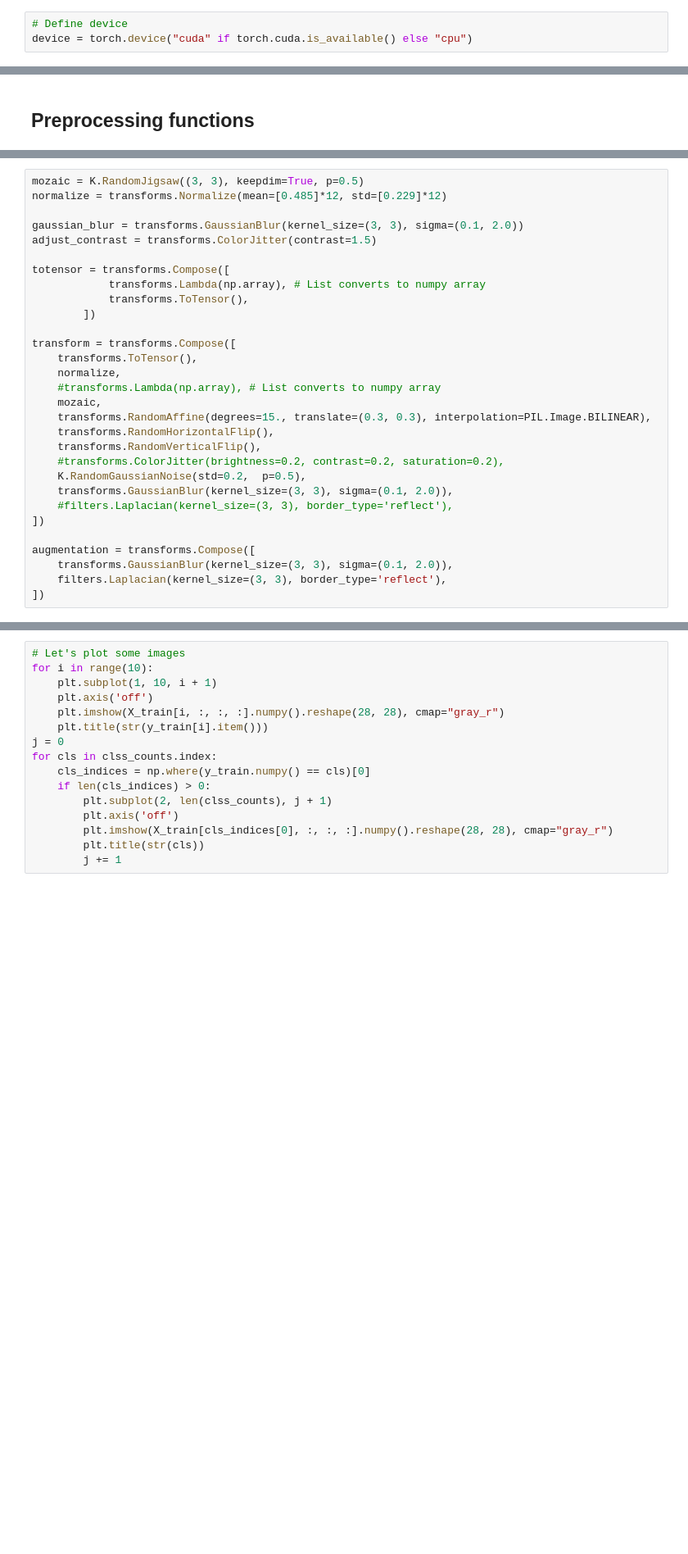
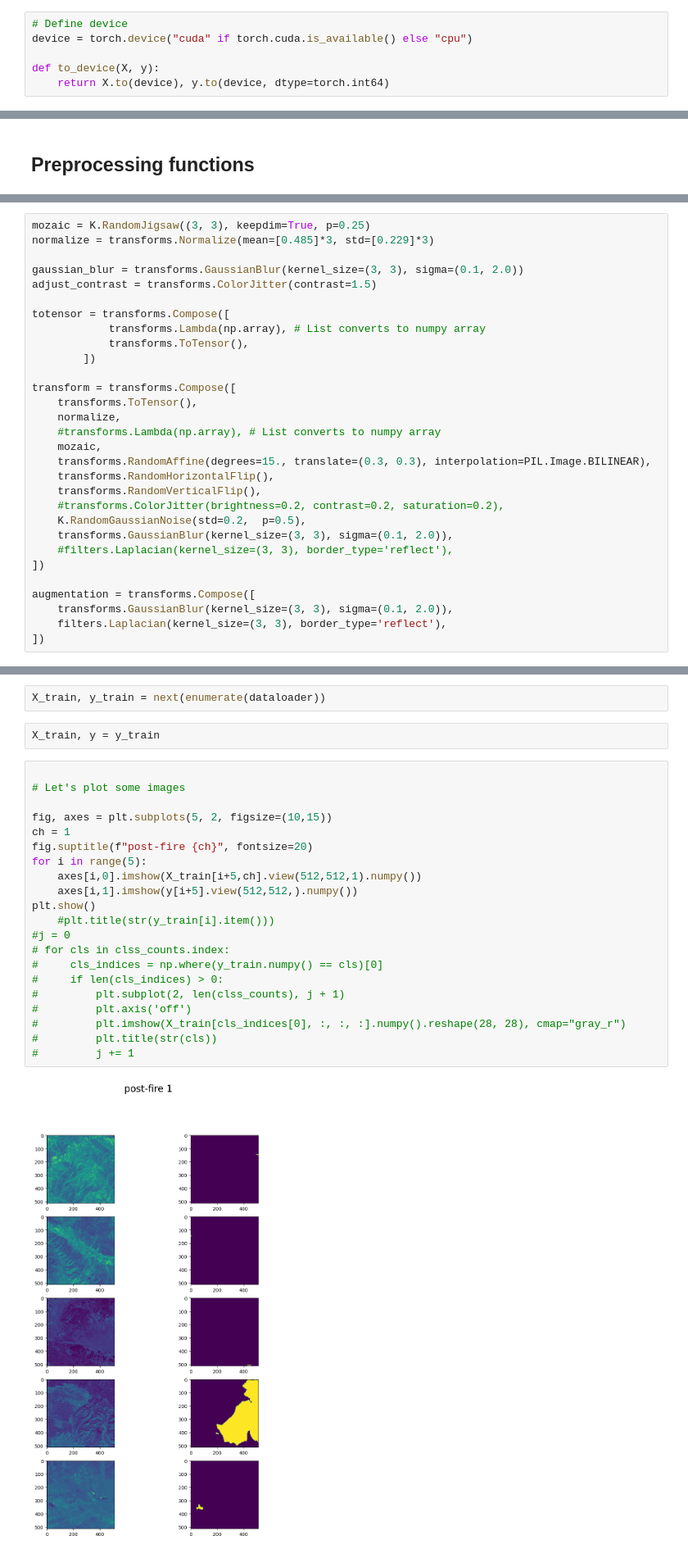
Before and after one commit to Yalnyra/CaBuAr-segmentation-learning, a Jupyter notebook: california_burned_areas/cabuar_main.ipynb, the cells around one changed output, grey strips where cells are left out. Shown at 82% size. Drawn from its saved outputs; the diff is of its cells as text; blank space fills up the shorter version.

```diff
--- a/california_burned_areas/cabuar_main.ipynb
+++ b/california_burned_areas/cabuar_main.ipynb
@@ -100,6 +100,9 @@ HF_DATASETS_CACHE set to: ./raw
 # %%
 # Define device
 device = torch.device("cuda" if torch.cuda.is_available() else "cpu")
+
+def to_device(X, y):
+    return X.to(device), y.to(device, dtype=torch.int64)
 # %%
 # Load the CaBuAr dataset
 # Possible splits: 1-5, or chabud
@@ -232,8 +235,8 @@ def rearrange_channels(pre_fire, post_fire):
     # Stack pre-fire and post-fire channels
     return torch.cat([pre_fire, post_fire], dim=1)  # Shape: [Batch, 24, H, W]
 # %%
-mozaic = K.RandomJigsaw((3, 3), keepdim=True, p=0.5)
-normalize = transforms.Normalize(mean=[0.485]*12, std=[0.229]*12)
+mozaic = K.RandomJigsaw((3, 3), keepdim=True, p=0.25)
+normalize = transforms.Normalize(mean=[0.485]*3, std=[0.229]*3)
 
 gaussian_blur = transforms.GaussianBlur(kernel_size=(3, 3), sigma=(0.1, 2.0))
 adjust_contrast = transforms.ColorJitter(contrast=1.5)
@@ -440,19 +445,30 @@ Original Traceback (most recent call last):
+# %%
+X_train, y_train = next(enumerate(dataloader))
+# %%
+X_train, y = y_train
 # %%
+
 # Let's plot some images
-for i in range(10):
-    plt.subplot(1, 10, i + 1)
-    plt.axis('off')
-    plt.imshow(X_train[i, :, :, :].numpy().reshape(28, 28), cmap="gray_r")
-    plt.title(str(y_train[i].item()))
-j = 0
-for cls in clss_counts.index:
-    cls_indices = np.where(y_train.numpy() == cls)[0]
-    if len(cls_indices) > 0:
-        plt.subplot(2, len(clss_counts), j + 1)
-        plt.axis('off')
-        plt.imshow(X_train[cls_indices[0], :, :, :].numpy().reshape(28, 28), cmap="gray_r")
-        plt.title(str(cls))
-        j += 1
+
+fig, axes = plt.subplots(5, 2, figsize=(10,15))
+ch = 1
+fig.suptitle(f"post-fire {ch}", fontsize=20)
+for i in range(5):
+    axes[i,0].imshow(X_train[i+5,ch].view(512,512,1).numpy())
+    axes[i,1].imshow(y[i+5].view(512,512,).numpy())
+plt.show()
+    #plt.title(str(y_train[i].item()))
+#j = 0
+# for cls in clss_counts.index:
+#     cls_indices = np.where(y_train.numpy() == cls)[0]
+#     if len(cls_indices) > 0:
+#         plt.subplot(2, len(clss_counts), j + 1)
+#         plt.axis('off')
+#         plt.imshow(X_train[cls_indices[0], :, :, :].numpy().reshape(28, 28), cmap="gray_r")
+#         plt.title(str(cls))
+#         j += 1
+# %% [output]
+[figure, added]
 # %% [markdown]
 # AlexNet + Clusterization
 # %%
```
Also changed, not shown: parts of 3 cells of this notebook.
